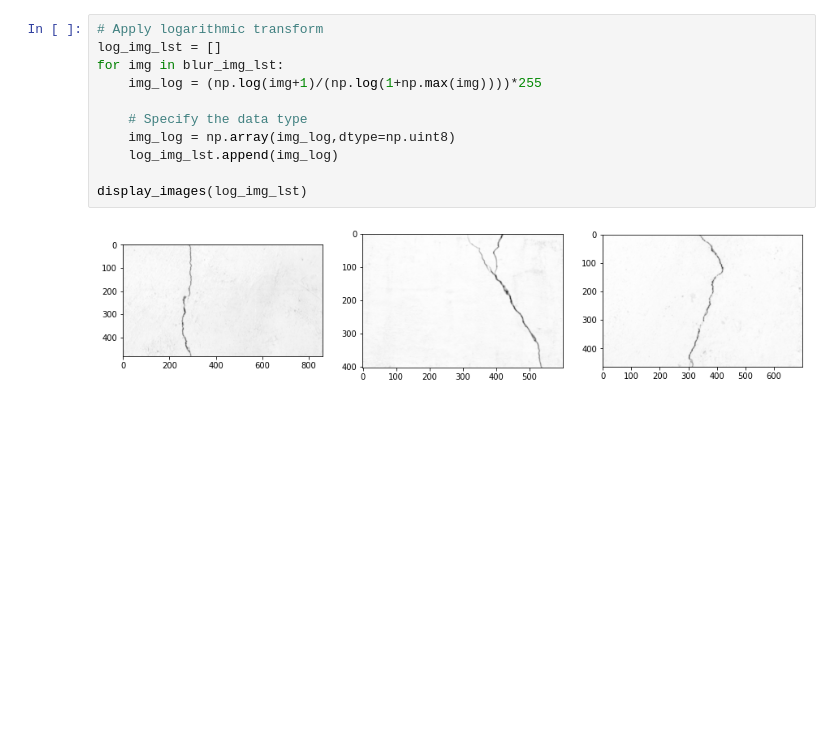
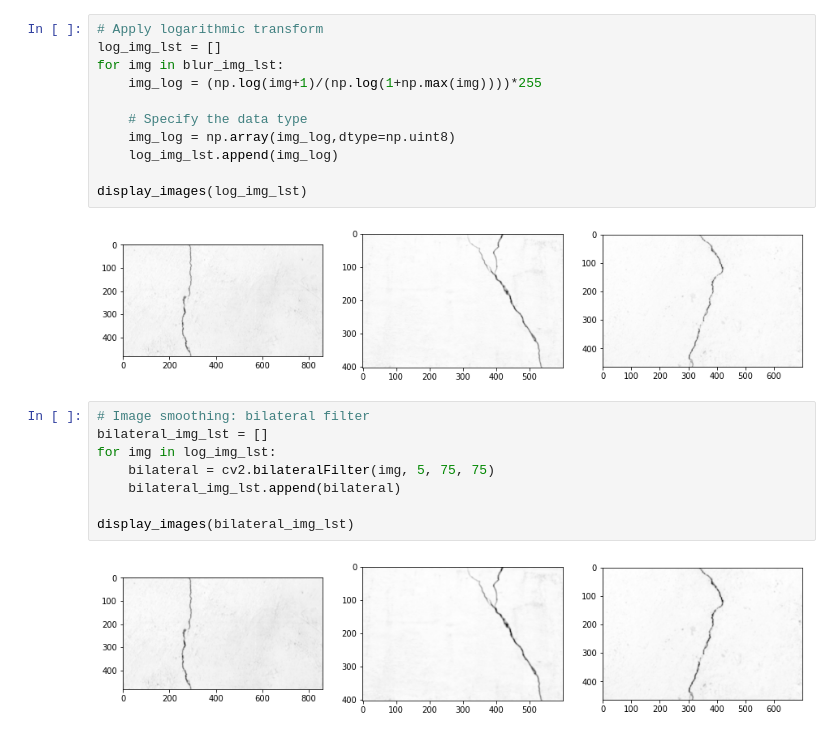
Before and after one commit to Maaitrayo/Wall-Crack-Detection, a Jupyter notebook: crackDetection.ipynb, the cells around one changed output. Saved outputs shown, nothing was run; the diff lists cells and outputs as text; blank space fills up the shorter version.

```diff
--- a/crackDetection.ipynb
+++ b/crackDetection.ipynb
@@ -71,3 +71,13 @@ for img in blur_img_lst:
 display_images(log_img_lst)
 # %% [output]
 [figure]
+# %%
+# Image smoothing: bilateral filter
+bilateral_img_lst = []
+for img in log_img_lst:
+    bilateral = cv2.bilateralFilter(img, 5, 75, 75)
+    bilateral_img_lst.append(bilateral)
+
+display_images(bilateral_img_lst)
+# %% [output]
+[figure, added]
```
Also changed, not shown: parts of 6 cells of this notebook, 3 other files.
